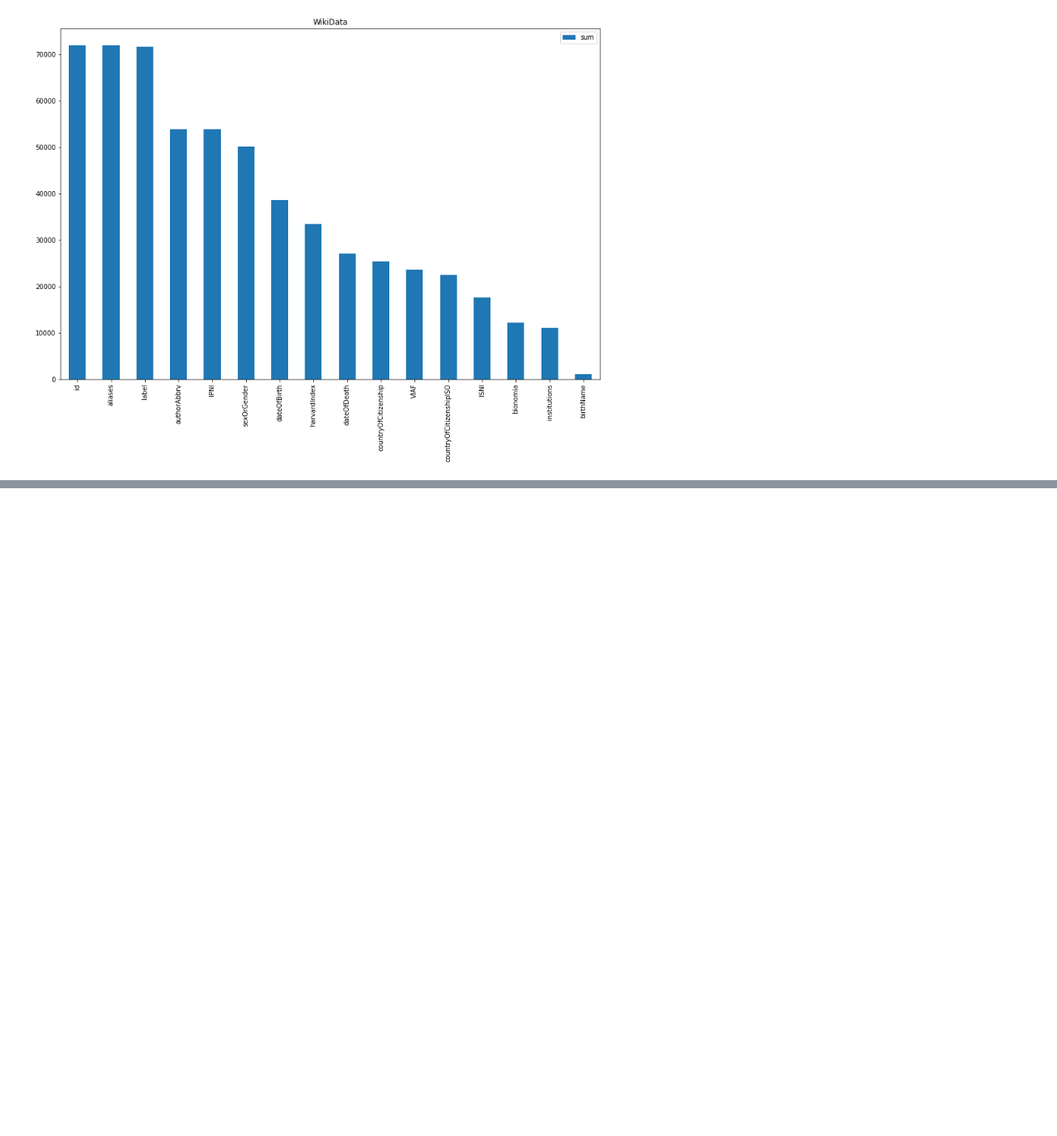
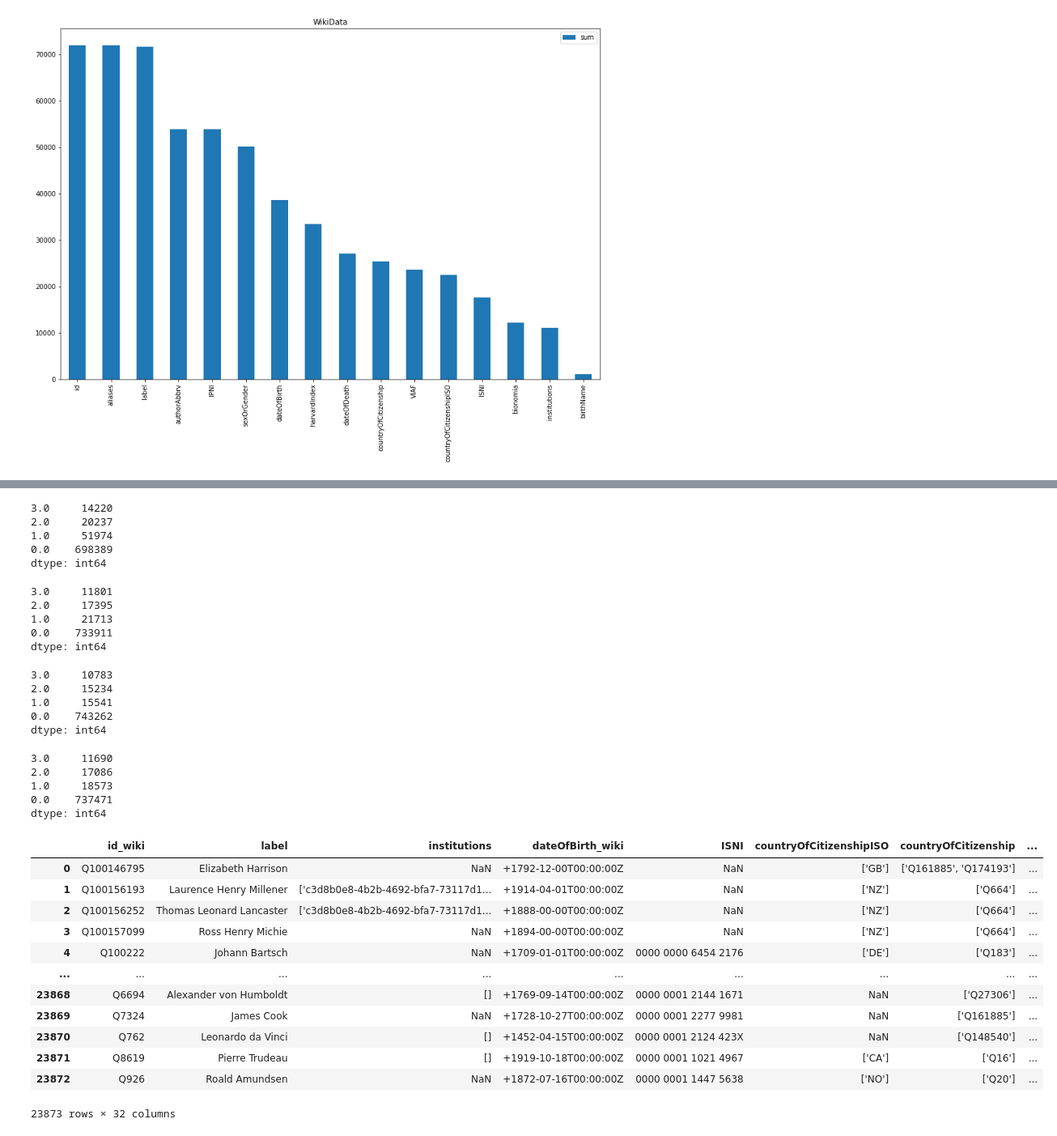
Before and after one commit to NaturalHistoryMuseum/PKB, a Jupyter notebook: pkb/tasks/notebooks/people_data_prepare.ipynb, the cells around one changed output, grey strips where cells are left out. Shown: that part at 81% size. Saved outputs shown, nothing was run; the diff lists cells and outputs as text; code cells hidden in the pictures; blank space fills up the shorter version.

```diff
--- a/pkb/tasks/notebooks/people_data_prepare.ipynb
+++ b/pkb/tasks/notebooks/people_data_prepare.ipynb
@@ -76,3 +78,11 @@ print(len(matches))
 ['id', 'label', 'institutions', 'dateOfBirth', 'ISNI', 'countryOfCitizenshipISO', 'countryOfCitizenship', 'aliases', 'bionomia', 'dateOfDeath', 'sexOrGender', 'VIAF', 'IPNI', 'harvardIndex', 'authorAb ...
 {'id'}
 1
+# %%
+from fastparquet import ParquetFile
+
+file3 = '~/Downloads/collectors.parquet'
+bionomia_data = pd.read_parquet(file3, engine='fastparquet')
+
+bionomia_columns = bionomia_data.columns.tolist()   ## load content into list
+bionomia_data.head()
@@ -78,0 +96,10 @@ print(len(matches))
+# %%
+a, b = get_lifespan_DoB_DoD(bionomia_data, 'lifespan')
+bionomia_data['dateOfBirth'] = a
+bionomia_data['dateOfDeath'] = b
+# %%
+# cols_to_combine = ['fullname_reverse', 'other_names']
+
+bionomia_data['acceptedNames'] = bionomia_data['other_names'].append(bionomia_data['fullname_reverse'], ignore_index=True)
+# bionomia_data['acceptedNames'] = pd.concat([bionomia_data['other_names'], bionomia_data['fullname_reverse']], ignore_index=True)
+# bionomia_data['other_names'] = remove_spec_in_col(bionomia_data,'other_names')
@@ -139,3 +726,55 @@ Member of teams/groups       0
+# %%
+print(features.sum(axis=1).value_counts().sort_index(ascending=False)) # abbrv, jarowinkler, 0.85
+# %% [output]
+3.0     14220
+2.0     20237
+1.0     51974
+0.0    698389
+dtype: int64
+# %%
+print(features.sum(axis=1).value_counts().sort_index(ascending=False)) # firstname, jarowinkler, 0.80
+# %% [output]
+3.0     11801
+2.0     17395
+1.0     21713
+0.0    733911
+dtype: int64
+# %%
+print(features.sum(axis=1).value_counts().sort_index(ascending=False)) # abbrv, damerau_levenshtein, 0.85
+# %% [output]
+3.0     10783
+2.0     15234
+1.0     15541
+0.0    743262
+dtype: int64
+# %%
+print(features.sum(axis=1).value_counts().sort_index(ascending=False)) # firstname, jarowinkler, 0.85
+# %% [output]
+3.0     11690
+2.0     17086
+1.0     18573
+0.0    737471
+dtype: int64
+# %%
+result2 = pd.merge(wiki_data, bionomia_data, how='inner', on=None, left_on='id', right_on='wikidata',
+                  left_index=False, right_index=False, sort=False,
+                  suffixes=('_wiki', '_bionomia'), copy=False, indicator=False)
+
+result2
+# %% [output]
+|  | id_wiki | label | institutions | dateOfBirth_wiki | ISNI | countryOfCitizenshipISO | countryOfCitizenship | ... |
+| 0 | Q100146795 | Elizabeth Harrison | NaN | +1792-12-00T00:00:00Z | NaN | ['GB'] | ['Q161885', 'Q174193'] | ... |
+| 1 | Q100156193 | Laurence Henry Millener | ['c3d8b0e8-4b2b-4692-bfa7-73117d1... | +1914-04-01T00:00:00Z | NaN | ['NZ'] | ['Q664'] | ... |
+| 2 | Q100156252 | Thomas Leonard Lancaster | ['c3d8b0e8-4b2b-4692-bfa7-73117d1... | +1888-00-00T00:00:00Z | NaN | ['NZ'] | ['Q664'] | ... |
+| 3 | Q100157099 | Ross Henry Michie | NaN | +1894-00-00T00:00:00Z | NaN | ['NZ'] | ['Q664'] | ... |
+| 4 | Q100222 | Johann Bartsch | NaN | +1709-01-01T00:00:00Z | 0000 0000 6454 2176 | ['DE'] | ['Q183'] | ... |
+| ... | ... | ... | ... | ... | ... | ... | ... | ... |
+| 23868 | Q6694 | Alexander von Humboldt | [] | +1769-09-14T00:00:00Z | 0000 0001 2144 1671 | NaN | ['Q27306'] | ... |
+| 23869 | Q7324 | James Cook | NaN | +1728-10-27T00:00:00Z | 0000 0001 2277 9981 | NaN | ['Q161885'] | ... |
+| 23870 | Q762 | Leonardo da Vinci | [] | +1452-04-15T00:00:00Z | 0000 0001 2124 423X | NaN | ['Q148540'] | ... |
+| 23871 | Q8619 | Pierre Trudeau | [] | +1919-10-18T00:00:00Z | 0000 0001 1021 4967 | ['CA'] | ['Q16'] | ... |
+| 23872 | Q926 | Roald Amundsen | NaN | +1872-07-16T00:00:00Z | 0000 0001 1447 5638 | ['NO'] | ['Q20'] | ... |
+23873 rows × 32 columns
 # %%
 cols_to_drop = ['Unnamed: 0.1','Unnamed: 0','Geography Author', 'Geography Collector', 'Geography Determiner',
                   'Geography','Specialty Author', 'Specialty Collector', 'Specialty Determiner', 'Specialty',
```
Also changed, not shown: parts of 49 cells of this notebook.
